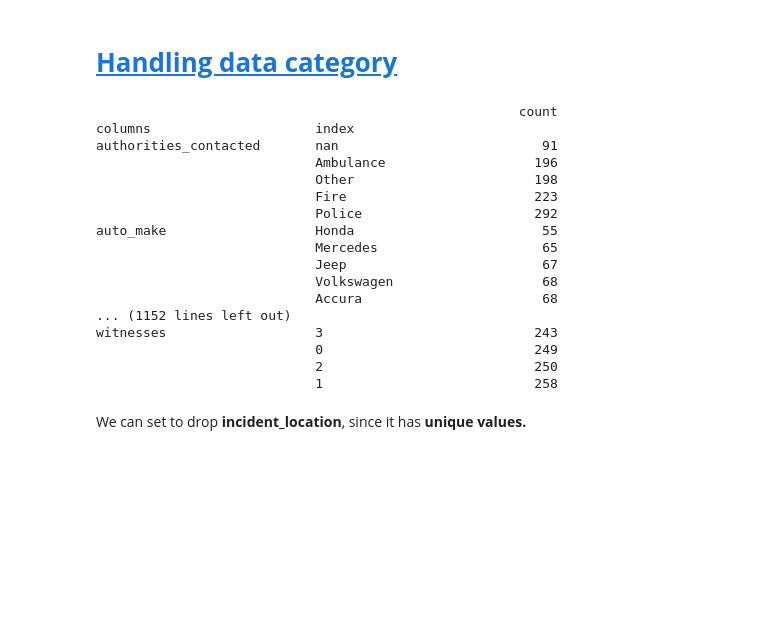
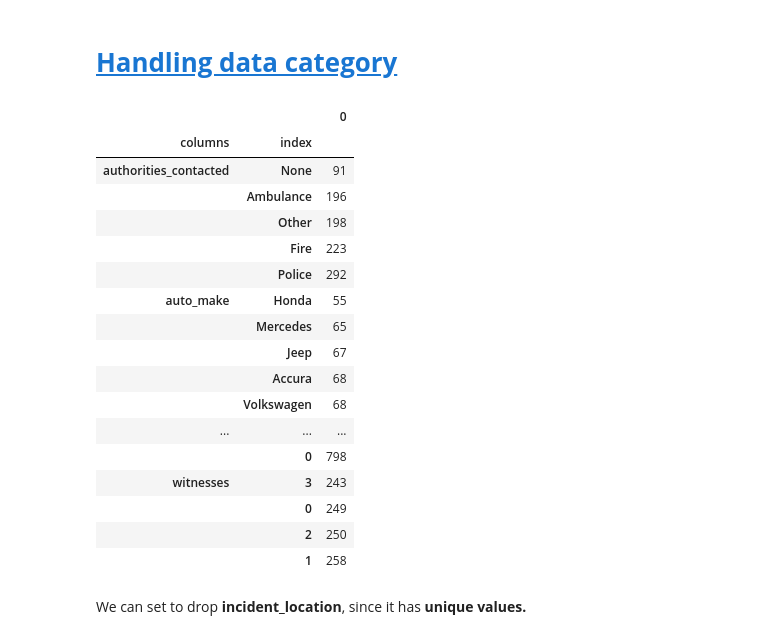
Before and after one commit to DandiMahendris/Auto-Insurance-Fraud-Detection, a Jupyter notebook: 01_data_pipeline.ipynb, the cells around one changed output. Saved outputs shown, nothing was run; the diff lists cells and outputs as text; code cells hidden in the pictures; blank space fills up the shorter version.

```diff
--- a/01_data_pipeline.ipynb
+++ b/01_data_pipeline.ipynb
@@ -217,32 +217,31 @@ raw_dataset.shape
 # %%
 ## Check categorical data
 pd.set_option('display.max_rows', None)
 
-data_count = pd.DataFrame(
-                        raw_dataset[raw_dataset.select_dtypes('object').columns.to_list()]
-                        .melt(var_name='columns', value_name='index')\
-                        .value_counts())\
-                        .sort_values(by=['columns','count'])
-
-print(data_count)
+pd.DataFrame(
+        raw_dataset[raw_dataset.select_dtypes('object').columns.to_list()]
+        .melt(var_name='columns', value_name='index')\
+        .value_counts())\
+        .sort_values(by=['columns',0])
 # %% [output]
-                                                      count
-columns                     index
-authorities_contacted       nan                          91
-                            Ambulance                   196
-                            Other                       198
-                            Fire                        223
-                            Police                      292
-auto_make                   Honda                        55
-                            Mercedes                     65
-                            Jeep                         67
-                            Volkswagen                   68
-                            Accura                       68
-... (1152 lines left out)
-witnesses                   3                           243
-                            0                           249
-                            2                           250
-                            1                           258
+|  |  | 0 |
+| columns | index |  |
+| authorities_contacted | None | 91 |
+|  | Ambulance | 196 |
+|  | Other | 198 |
+|  | Fire | 223 |
+|  | Police | 292 |
+| auto_make | Honda | 55 |
+|  | Mercedes | 65 |
+|  | Jeep | 67 |
+|  | Accura | 68 |
+|  | Volkswagen | 68 |
+| ... | ... | ... |
+|  | 0 | 798 |
+| witnesses | 3 | 243 |
+|  | 0 | 249 |
+|  | 2 | 250 |
+|  | 1 | 258 |
 # %% [markdown]
 We can set to drop <b>incident_location</b>, since it has <b>unique values.</b>
 # %%
```
Also changed, not shown: parts of 6 cells of this notebook, 24 other files.
